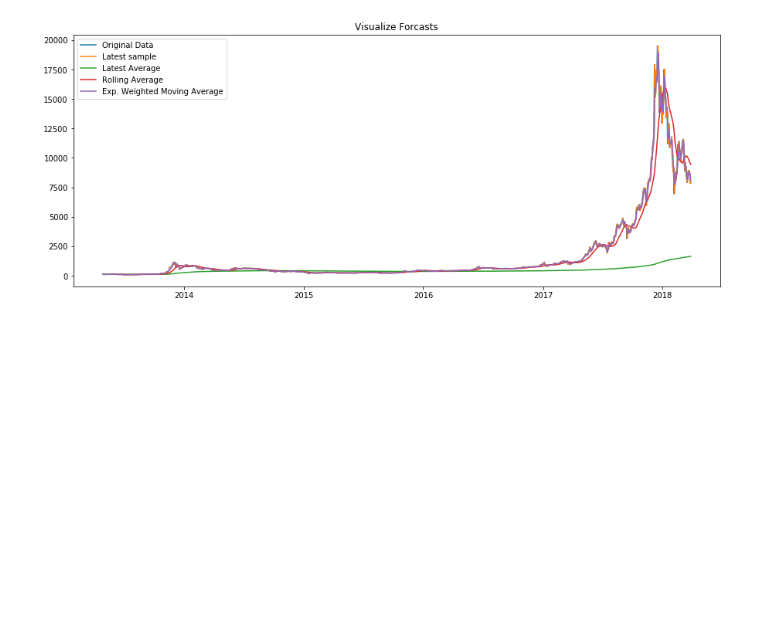
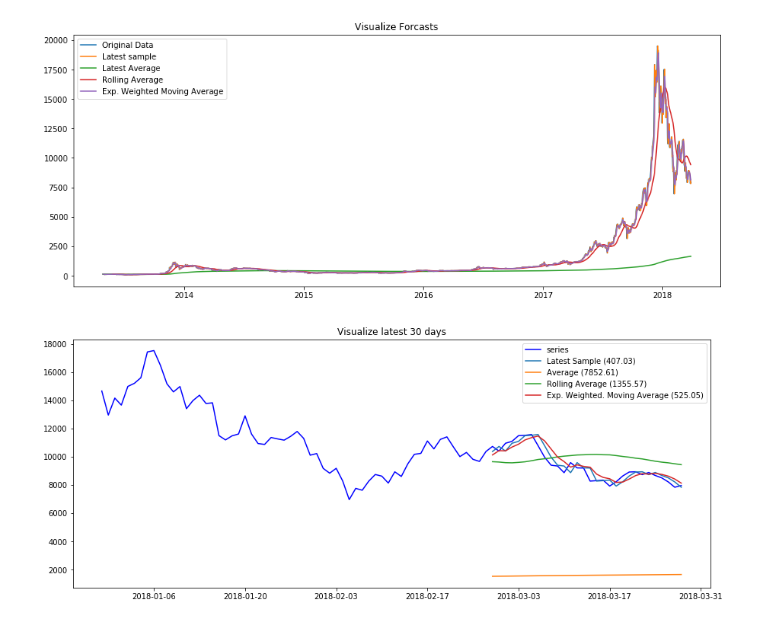
Before and after one commit to dahuebi/cas-pml-prj, a Jupyter notebook: nb/04_simple-forecast.ipynb, the cells around one changed output. Cells and saved outputs as stored; diff of their text form; code cells hidden in the pictures; blank space fills up the shorter version.

```diff
--- a/nb/04_simple-forecast.ipynb
+++ b/nb/04_simple-forecast.ipynb
@@ -199,3 +201,18 @@ plt.title("Visualize Forcasts")
 plt.show()
 # %% [output]
 [figure]
+# %%
+# prepare the best model to compete against ml forecasts
+plt.plot(sCoin[-3*n_test:], label="series", color="blue")
+def plotYHat(yHat, label):
+    rmse = math.sqrt(mean_squared_error(sCoin[-n_test:], yHat[-n_test:]))
+    plt.plot(yHat[-n_test:], label="{} ({:0.2f})".format(label, rmse))
+plotYHat(yHatLS, "Latest Sample")
+plotYHat(yHatAv, "Average")
+plotYHat(yHatRAv, "Rolling Average")
+plotYHat(yHatEWM, "Exp. Weighted. Moving Average")
+plt.legend(loc="best")
+plt.title("Visualize latest 30 days")
+pass
+# %% [output]
+[figure, added]
```
Also changed, not shown: parts of 10 cells of this notebook.
